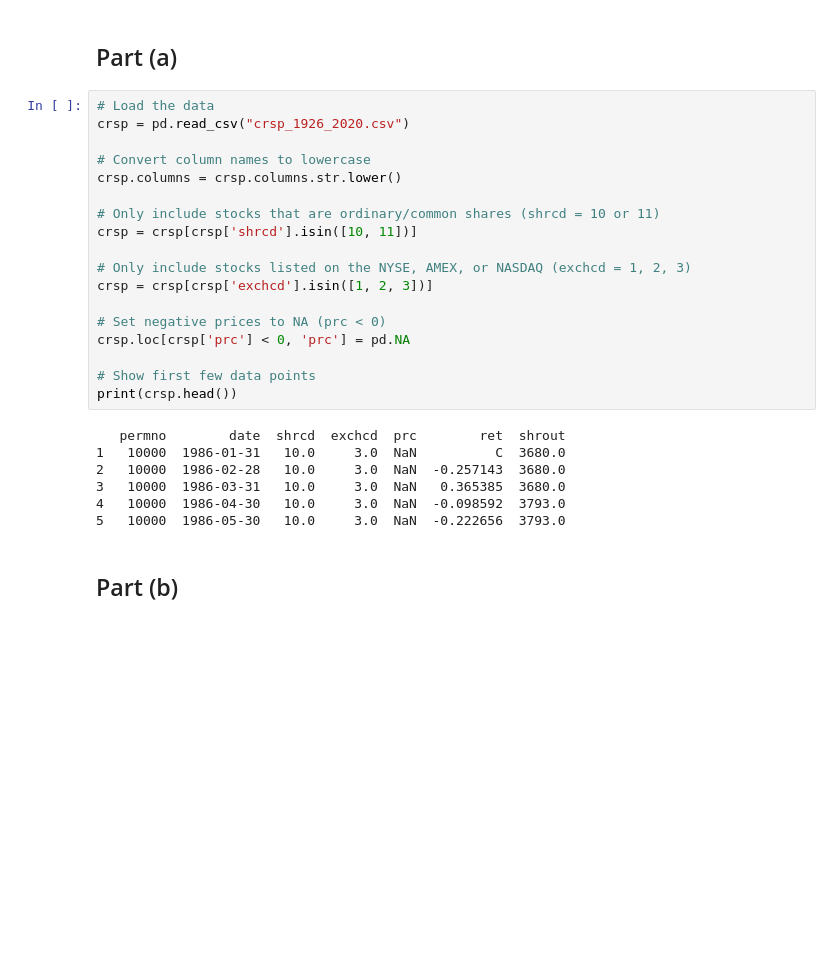
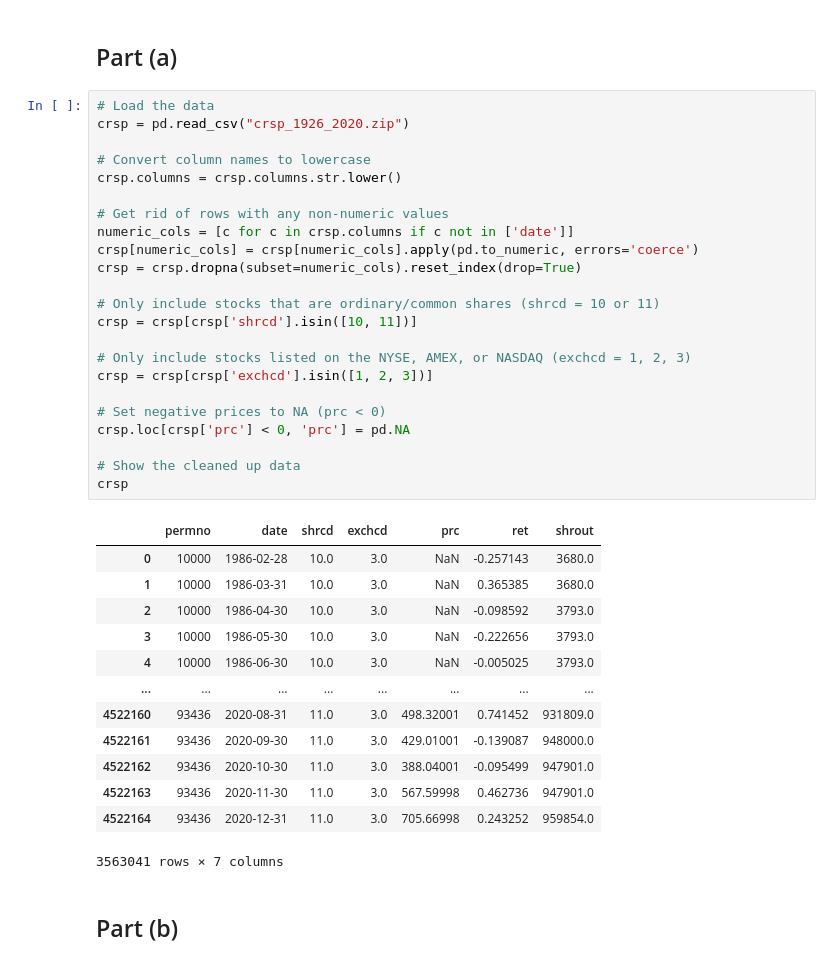
Before and after one commit to tiaeabraham/pbj-bem114, a Jupyter notebook: Problem Set 2/problem1.ipynb, the cells around one changed output. Saved outputs shown, nothing was run; the diff lists cells and outputs as text; blank space fills up the shorter version.

```diff
--- a/Problem Set 2/problem1.ipynb
+++ b/Problem Set 2/problem1.ipynb
@@ -9,29 +9,41 @@ import matplotlib.pyplot as plt
 ## Part (a)
 # %%
 # Load the data
-crsp = pd.read_csv("crsp_1926_2020.csv")
+crsp = pd.read_csv("crsp_1926_2020.zip")
 
 # Convert column names to lowercase
 crsp.columns = crsp.columns.str.lower()
+
+# Get rid of rows with any non-numeric values
+numeric_cols = [c for c in crsp.columns if c not in ['date']]
+crsp[numeric_cols] = crsp[numeric_cols].apply(pd.to_numeric, errors='coerce')
+crsp = crsp.dropna(subset=numeric_cols).reset_index(drop=True)
 
 # Only include stocks that are ordinary/common shares (shrcd = 10 or 11)
 crsp = crsp[crsp['shrcd'].isin([10, 11])]
 
 # Only include stocks listed on the NYSE, AMEX, or NASDAQ (exchcd = 1, 2, 3)
 crsp = crsp[crsp['exchcd'].isin([1, 2, 3])]
 
 # Set negative prices to NA (prc < 0)
 crsp.loc[crsp['prc'] < 0, 'prc'] = pd.NA
 
-# Show first few data points
-print(crsp.head())
+# Show the cleaned up data
+crsp
 # %% [output]
+|  | permno | date | shrcd | exchcd | prc | ret | shrout |
+| 0 | 10000 | 1986-02-28 | 10.0 | 3.0 | NaN | -0.257143 | 3680.0 |
+| 1 | 10000 | 1986-03-31 | 10.0 | 3.0 | NaN | 0.365385 | 3680.0 |
+| 2 | 10000 | 1986-04-30 | 10.0 | 3.0 | NaN | -0.098592 | 3793.0 |
+| 3 | 10000 | 1986-05-30 | 10.0 | 3.0 | NaN | -0.222656 | 3793.0 |
+| 4 | 10000 | 1986-06-30 | 10.0 | 3.0 | NaN | -0.005025 | 3793.0 |
+| ... | ... | ... | ... | ... | ... | ... | ... |
+| 4522160 | 93436 | 2020-08-31 | 11.0 | 3.0 | 498.32001 | 0.741452 | 931809.0 |
+| 4522161 | 93436 | 2020-09-30 | 11.0 | 3.0 | 429.01001 | -0.139087 | 948000.0 |
+| 4522162 | 93436 | 2020-10-30 | 11.0 | 3.0 | 388.04001 | -0.095499 | 947901.0 |
+| 4522163 | 93436 | 2020-11-30 | 11.0 | 3.0 | 567.59998 | 0.462736 | 947901.0 |
+| 4522164 | 93436 | 2020-12-31 | 11.0 | 3.0 | 705.66998 | 0.243252 | 959854.0 |
-   permno        date  shrcd  exchcd  prc        ret  shrout
-1   10000  1986-01-31   10.0     3.0  NaN          C  3680.0
-2   10000  1986-02-28   10.0     3.0  NaN  -0.257143  3680.0
-3   10000  1986-03-31   10.0     3.0  NaN   0.365385  3680.0
-4   10000  1986-04-30   10.0     3.0  NaN  -0.098592  3793.0
-5   10000  1986-05-30   10.0     3.0  NaN  -0.222656  3793.0
+3563041 rows × 7 columns
 # %% [markdown]
 ## Part (b)
 # %%
```
Also changed, not shown: parts of 1 cell of this notebook, 4 other files.
